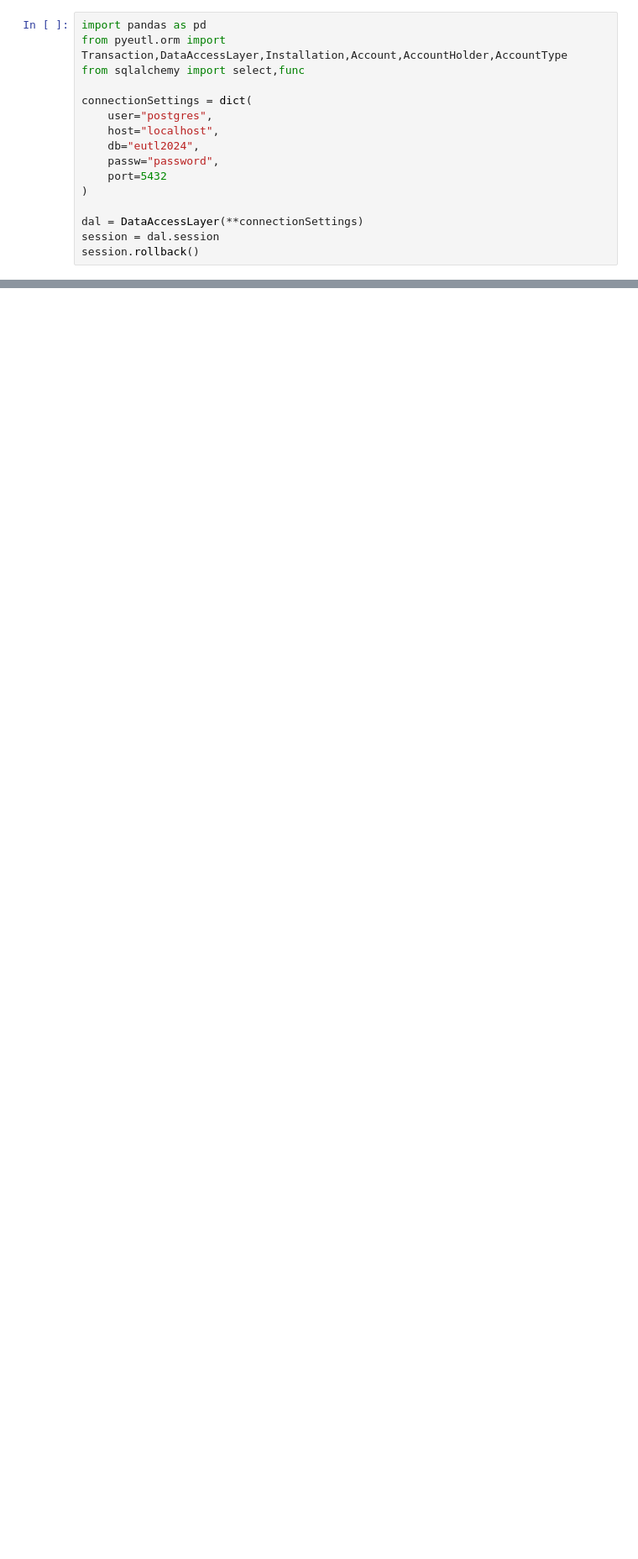
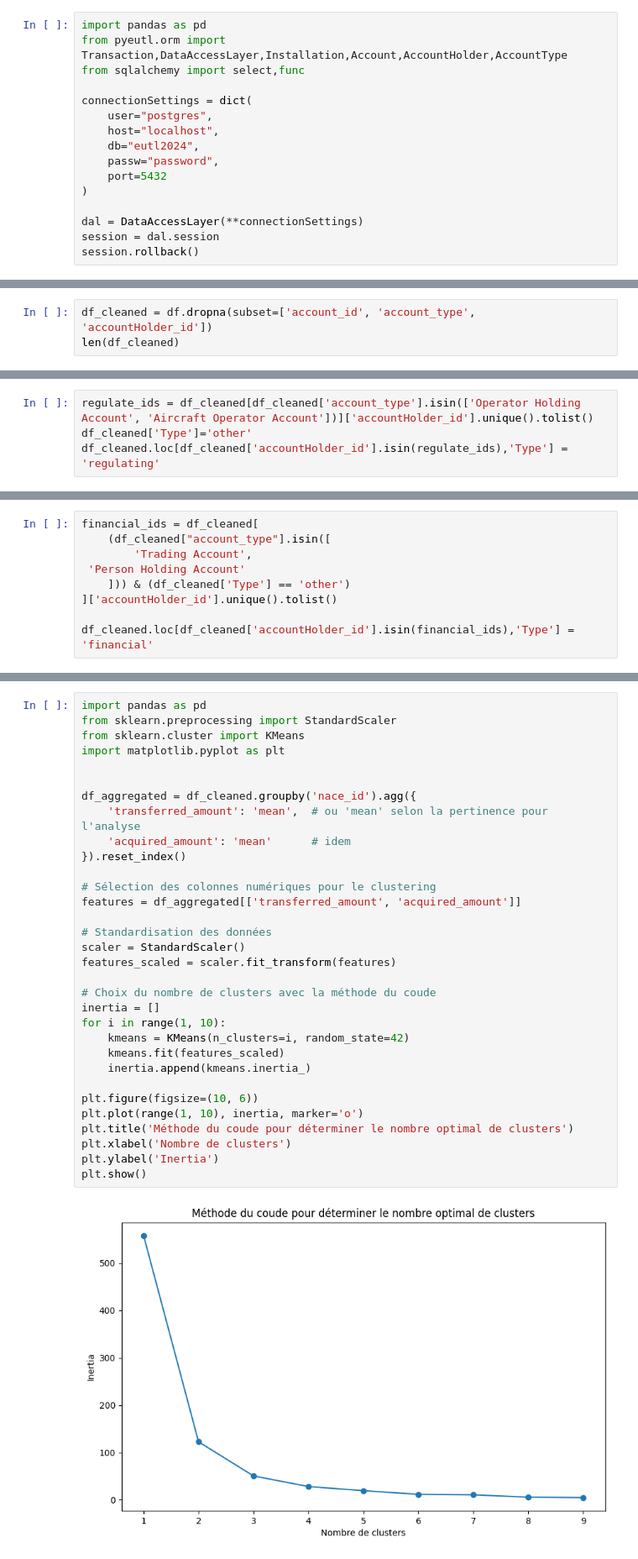
Before and after one commit to ZoeRouquie/Banking-EU-ETS, a Jupyter notebook: extraction.ipynb, the cells around one changed output, grey strips where cells are left out. Shown: that part at 84% size. Saved outputs shown, nothing was run; the diff lists cells and outputs as text; blank space fills up the shorter version.

```diff
--- a/extraction.ipynb
+++ b/extraction.ipynb
@@ -184,0 +129,3 @@ df.head()
+# %%
+df_cleaned = df.dropna(subset=['account_id', 'account_type', 'accountHolder_id'])
+len(df_cleaned)
@@ -184,0 +157,4 @@ df.head()
+# %%
+regulate_ids = df_cleaned[df_cleaned['account_type'].isin(['Operator Holding Account', 'Aircraft Operator Account'])]['accountHolder_id'].unique().tolist()
+df_cleaned['Type']='other'
+df_cleaned.loc[df_cleaned['accountHolder_id'].isin(regulate_ids),'Type'] = 'regulating'
@@ -184,0 +182,9 @@ df.head()
+# %%
+financial_ids = df_cleaned[
+    (df_cleaned["account_type"].isin([
+        'Trading Account',
+ 'Person Holding Account'
+    ])) & (df_cleaned['Type'] == 'other')
+]['accountHolder_id'].unique().tolist()
+
+df_cleaned.loc[df_cleaned['accountHolder_id'].isin(financial_ids),'Type'] = 'financial'
@@ -184,0 +458,34 @@ df.head()
+# %%
+import pandas as pd
+from sklearn.preprocessing import StandardScaler
+from sklearn.cluster import KMeans
+import matplotlib.pyplot as plt
+
+
+df_aggregated = df_cleaned.groupby('nace_id').agg({
+    'transferred_amount': 'mean',  # ou 'mean' selon la pertinence pour l'analyse
+    'acquired_amount': 'mean'      # idem
+}).reset_index()
+
+# Sélection des colonnes numériques pour le clustering
+features = df_aggregated[['transferred_amount', 'acquired_amount']]
+
+# Standardisation des données
+scaler = StandardScaler()
+features_scaled = scaler.fit_transform(features)
+
+# Choix du nombre de clusters avec la méthode du coude
+inertia = []
+for i in range(1, 10):
+    kmeans = KMeans(n_clusters=i, random_state=42)
+    kmeans.fit(features_scaled)
+    inertia.append(kmeans.inertia_)
+
+plt.figure(figsize=(10, 6))
+plt.plot(range(1, 10), inertia, marker='o')
+plt.title('Méthode du coude pour déterminer le nombre optimal de clusters')
+plt.xlabel('Nombre de clusters')
+plt.ylabel('Inertia')
+plt.show()
+# %% [output]
+[figure, added]
```
Also changed, not shown: parts of 60 cells of this notebook, 9 other files.
